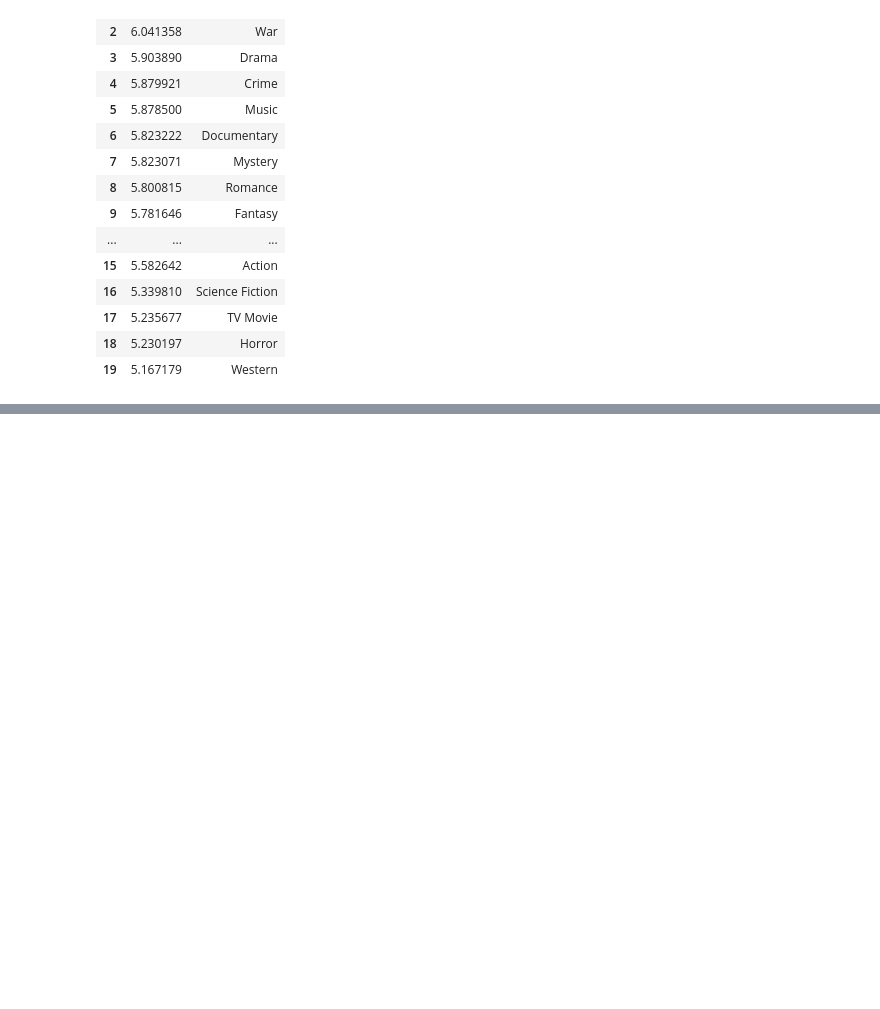
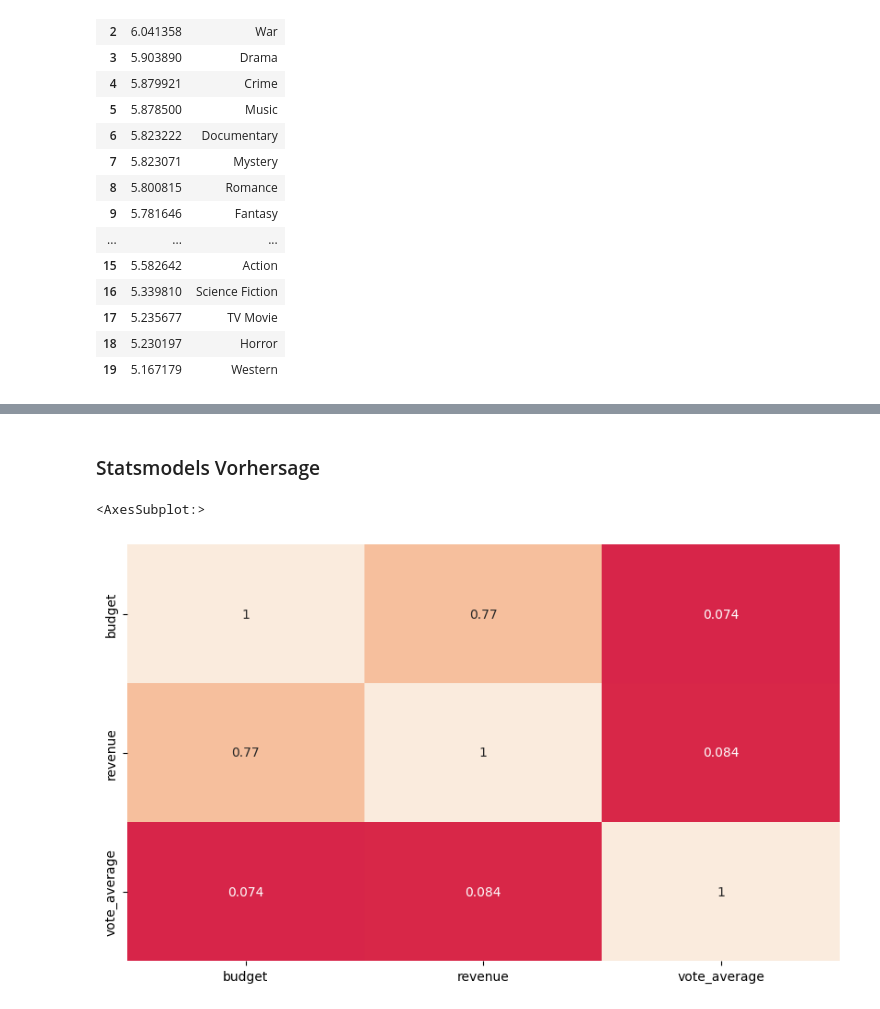
Before and after one commit to thaclone/ads-05_praesenz_2022-02-25_room1, a Jupyter notebook: notebooks/02_analysis_mkoe.ipynb, the cells around one changed output, grey strips where cells are left out. Drawn from its saved outputs; the diff is of its cells as text; code cells hidden in the pictures; blank space fills up the shorter version.

```diff
--- a/notebooks/02_analysis_mkoe.ipynb
+++ b/notebooks/02_analysis_mkoe.ipynb
@@ -15,3 +15,9 @@ import matplotlib.pyplot as plt
 import matplotlib.dates as mdates
 import matplotlib.cbook as cbook
 from pandas_profiling import ProfileReport
+
+import statsmodels.formula.api as smf
+plt.rc("axes.spines", top=False, right=False)
+plt.rcParams['figure.figsize'] = [10, 6]
+plt.rcParams['figure.dpi'] = 100
+import matplotlib.font_manager
@@ -105,0 +200,3 @@ avg_votes_df
+# %%
+df = movies[["original_title", "budget","revenue", "vote_average", "original_language"]].loc[movies["status"] == "Released"]
+df.head()
@@ -105,0 +210,7 @@ avg_votes_df
+# %% [markdown]
+### Statsmodels Vorhersage
+# %%
+sns.heatmap(df.corr(),cbar=False, vmin=-1, vmax=1, cmap="rocket", annot=True)
+# %% [output]
+<AxesSubplot:>
+[figure, added]
```
Also changed, not shown: parts of 24 cells of this notebook, 19 other files.
